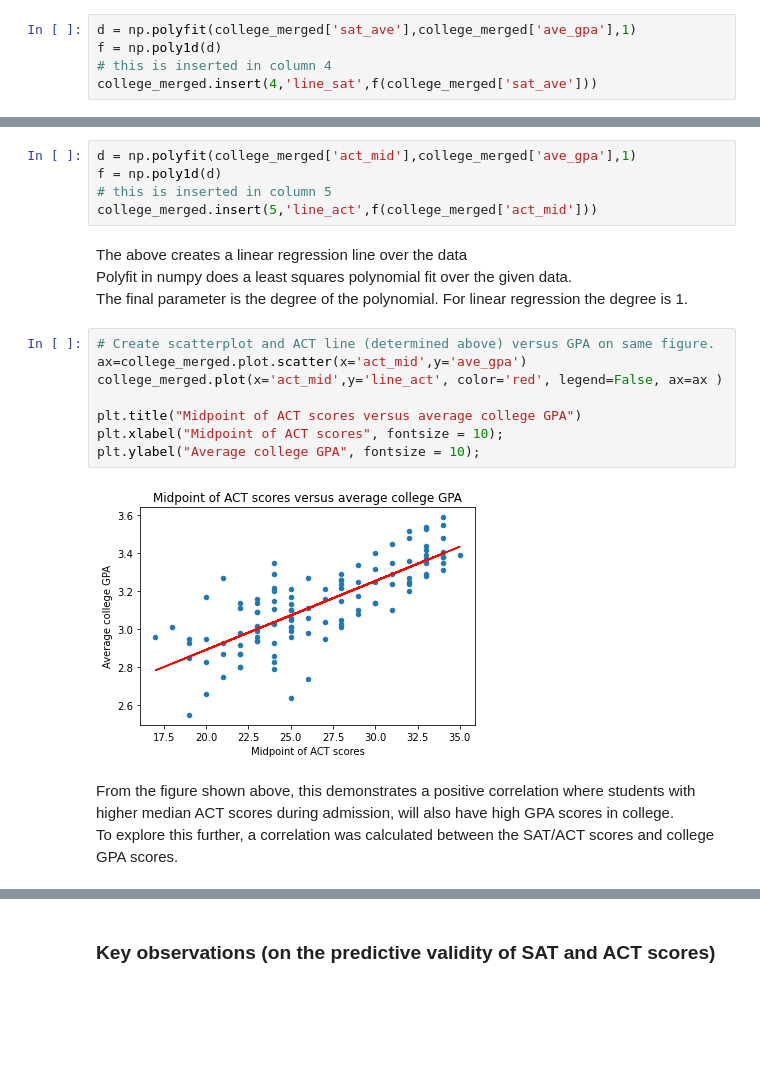
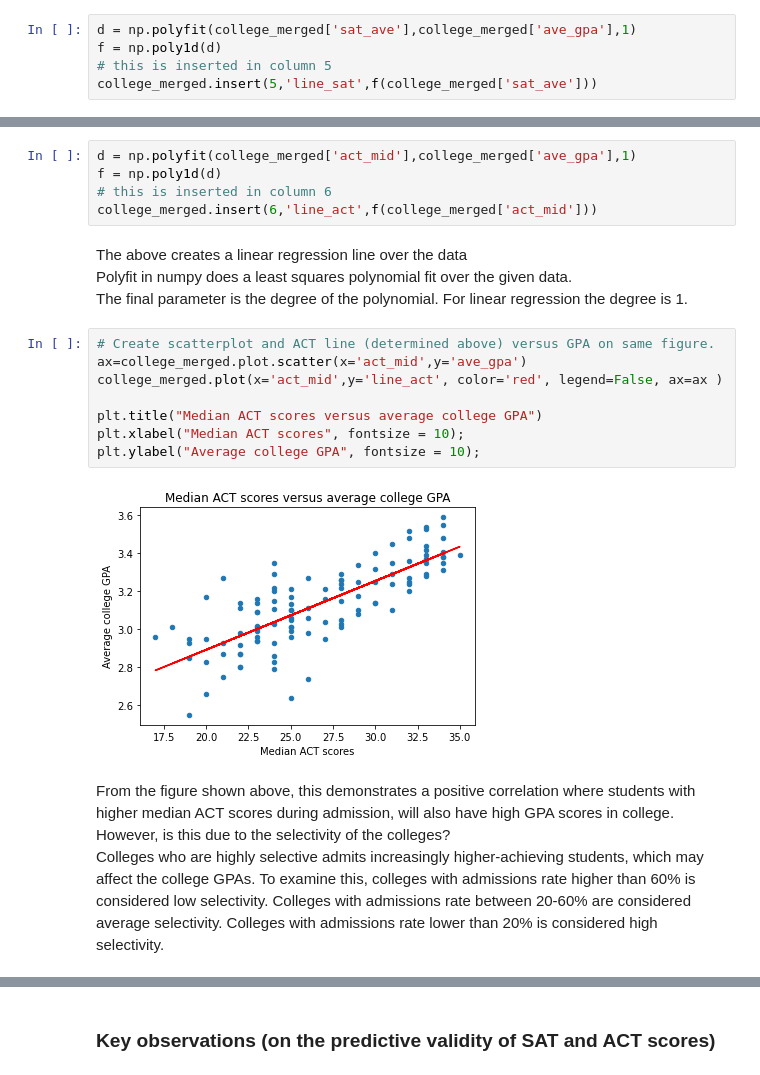
Before and after one commit to doscsy12/GA_projects, a Jupyter notebook: project_1/code/starter-code.ipynb, the cells around one changed output, grey strips where cells are left out. Drawn from its saved outputs; the diff is of its cells as text; blank space fills up the shorter version.

```diff
--- a/project_1/code/starter-code.ipynb
+++ b/project_1/code/starter-code.ipynb
@@ -979,8 +986,8 @@ scores_2018
 # %%
 d = np.polyfit(college_merged['sat_ave'],college_merged['ave_gpa'],1)
 f = np.poly1d(d)
-# this is inserted in column 4
-college_merged.insert(4,'line_sat',f(college_merged['sat_ave']))
+# this is inserted in column 5
+college_merged.insert(5,'line_sat',f(college_merged['sat_ave']))
 # %% [markdown]
 The above creates a linear regression line over the data (without using sklearn.linear_model)
 <br> Polyfit in numpy does a least squares polynomial fit over the given data.
@@ -1001,8 +1008,8 @@ The linear regression line (in red) was also plotted in the same scatterplot (as
 # %%
 d = np.polyfit(college_merged['act_mid'],college_merged['ave_gpa'],1)
 f = np.poly1d(d)
-# this is inserted in column 5
-college_merged.insert(5,'line_act',f(college_merged['act_mid']))
+# this is inserted in column 6
+college_merged.insert(6,'line_act',f(college_merged['act_mid']))
 # %% [markdown]
 The above creates a linear regression line over the data
 <br> Polyfit in numpy does a least squares polynomial fit over the given data.
@@ -1010,14 +1017,14 @@ The above creates a linear regression line over the data
 # %%
 # Create scatterplot and ACT line (determined above) versus GPA on same figure.
 ax=college_merged.plot.scatter(x='act_mid',y='ave_gpa')
 college_merged.plot(x='act_mid',y='line_act', color='red', legend=False, ax=ax )
 
-plt.title("Midpoint of ACT scores versus average college GPA")
-plt.xlabel("Midpoint of ACT scores", fontsize = 10);
+plt.title("Median ACT scores versus average college GPA")
+plt.xlabel("Median ACT scores", fontsize = 10);
 plt.ylabel("Average college GPA", fontsize = 10);
 # %% [output]
-[figure, old version]
+[figure, new version]
 # %% [markdown]
 From the figure shown above, this demonstrates a positive correlation where students with higher median ACT scores during admission, will also have high GPA scores in college.
-<br> To explore this further, a correlation was calculated between the SAT/ACT scores and college GPA scores.
-<br>
+<br> However, is this due to the selectivity of the colleges?
+<br> Colleges who are highly selective admits increasingly higher-achieving students, which may affect the college GPAs. To examine this, colleges with admissions rate higher than 60% is considered low selectivity. Colleges with admissions rate between 20-60% are considered average selectivity. Colleges with admissions rate lower than 20% is considered high selectivity.
```
Also changed, not shown: parts of 46 cells of this notebook, 2 other files.
